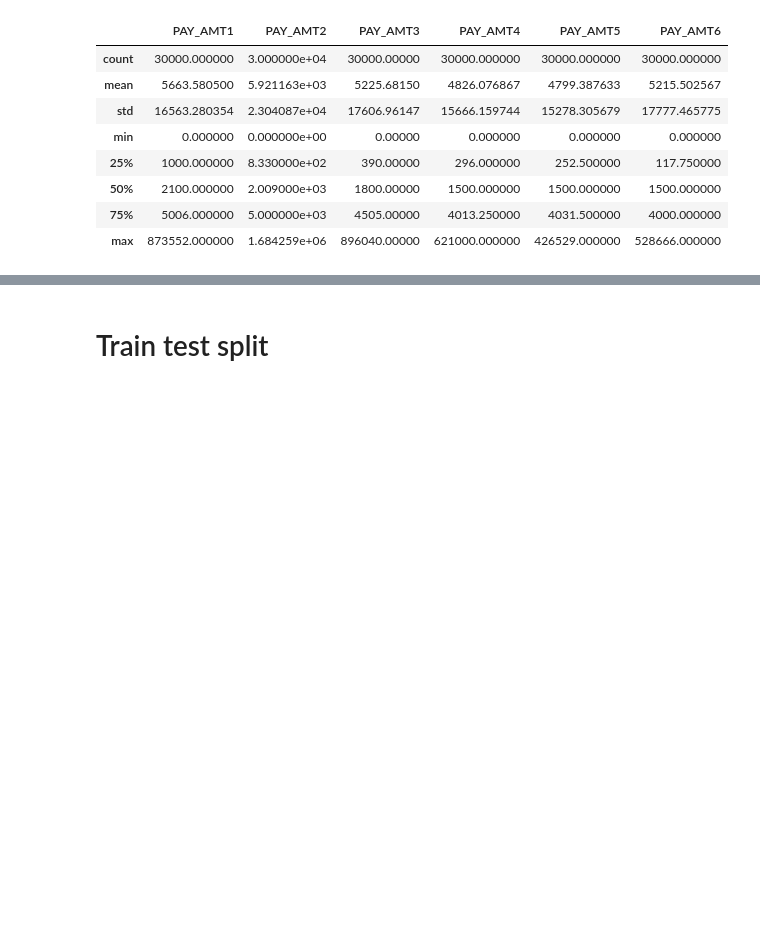
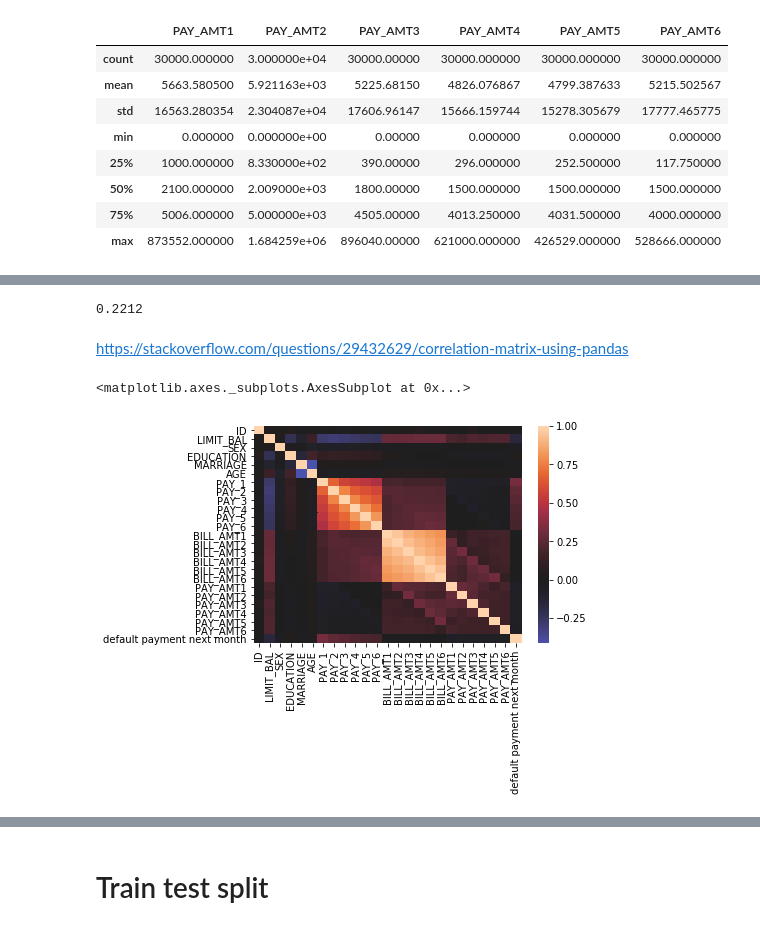
Before and after one commit to klostest/Case_Study_Approach_prep_work, a Jupyter notebook: data_exploration_v2.ipynb, the cells around one changed output, grey strips where cells are left out. Cells and saved outputs as stored; diff of their text form; code cells hidden in the pictures; blank space fills up the shorter version.

```diff
--- a/data_exploration_v2.ipynb
+++ b/data_exploration_v2.ipynb
@@ -290,0 +572,16 @@ However, nowhere in the paper is this defined any further. So what is default? W
+# %%
+#Review class fraction of response variable
+df['default payment next month'].mean()
+# %% [output]
+0.2212
+# %% [markdown]
+https://stackoverflow.com/questions/29432629/correlation-matrix-using-pandas
+# %%
+corr = df.corr()
+sns.heatmap(corr,
+            xticklabels=corr.columns.values,
+            yticklabels=corr.columns.values,
+            center=0)
+# %% [output]
+<matplotlib.axes._subplots.AxesSubplot at 0x...>
+[figure, added]
```
Also changed, not shown: parts of 105 cells of this notebook.
